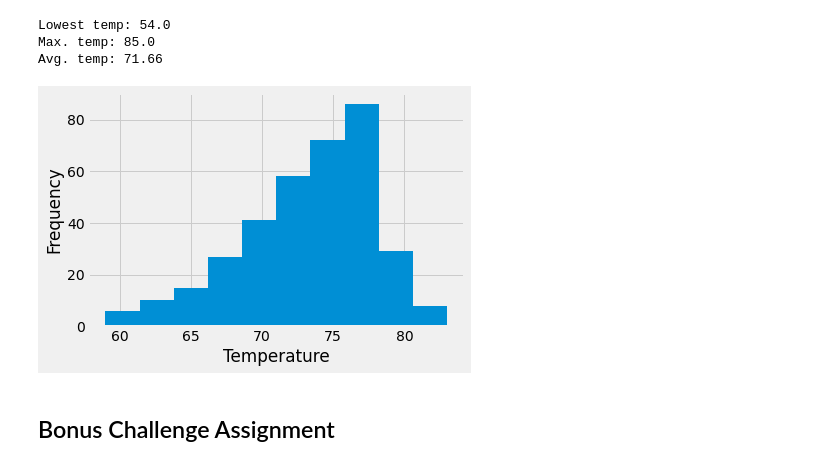
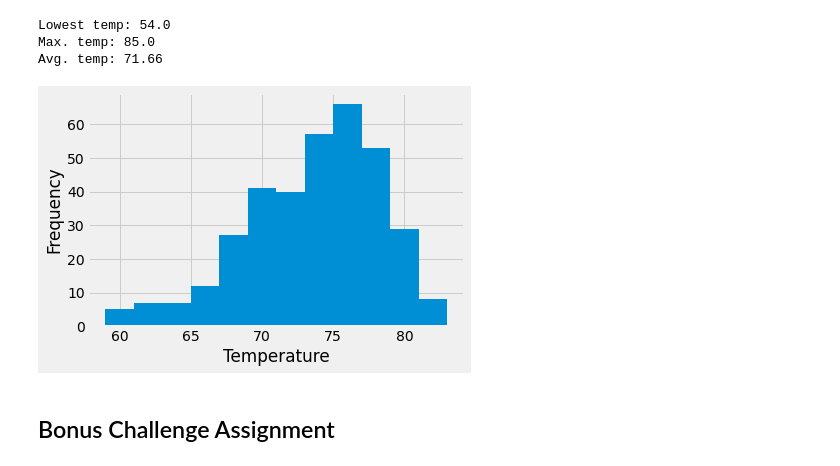
Before and after one commit to Ntorres95/Climate_Analysis, a Jupyter notebook: climate_starter.ipynb, the cells around one changed output. Saved outputs shown, nothing was run; the diff lists cells and outputs as text; code cells hidden in the pictures.

```diff
--- a/climate_starter.ipynb
+++ b/climate_starter.ipynb
@@ -162,28 +160,27 @@ Avg. temp: 71.66
 # %%
 # Choose the station with the highest number of temperature observations.
 # Query the last 12 months of temperature observation data for this station and plot the results as a histogram
 last_year_data = session.query(measurements.date, measurements.station, measurements.tobs).\
     filter(measurements.date >= query_date).\
     filter(measurements.station=='USC00519281')
 
 #creating a dataframe to pull data from
 last_year_df = pd.DataFrame(last_year_data)
 
 #sanity check
 #last_year_df.head()
 
 #store the temp data for the histogram
 temp = last_year_df['tobs']
 
 #create the histogram
-plt.hist(temp)
+plt.hist(temp, bins = 12)
 plt.xlabel('Temperature')
 plt.ylabel('Frequency')
 
-plt.savefig("Images/station-histogram.png")
 plt.show()
 # %% [output]
-[figure, old version]
+[figure, new version]
 # %% [markdown]
 ## Bonus Challenge Assignment
 # %%
```
Also changed, not shown: parts of 2 cells of this notebook.
